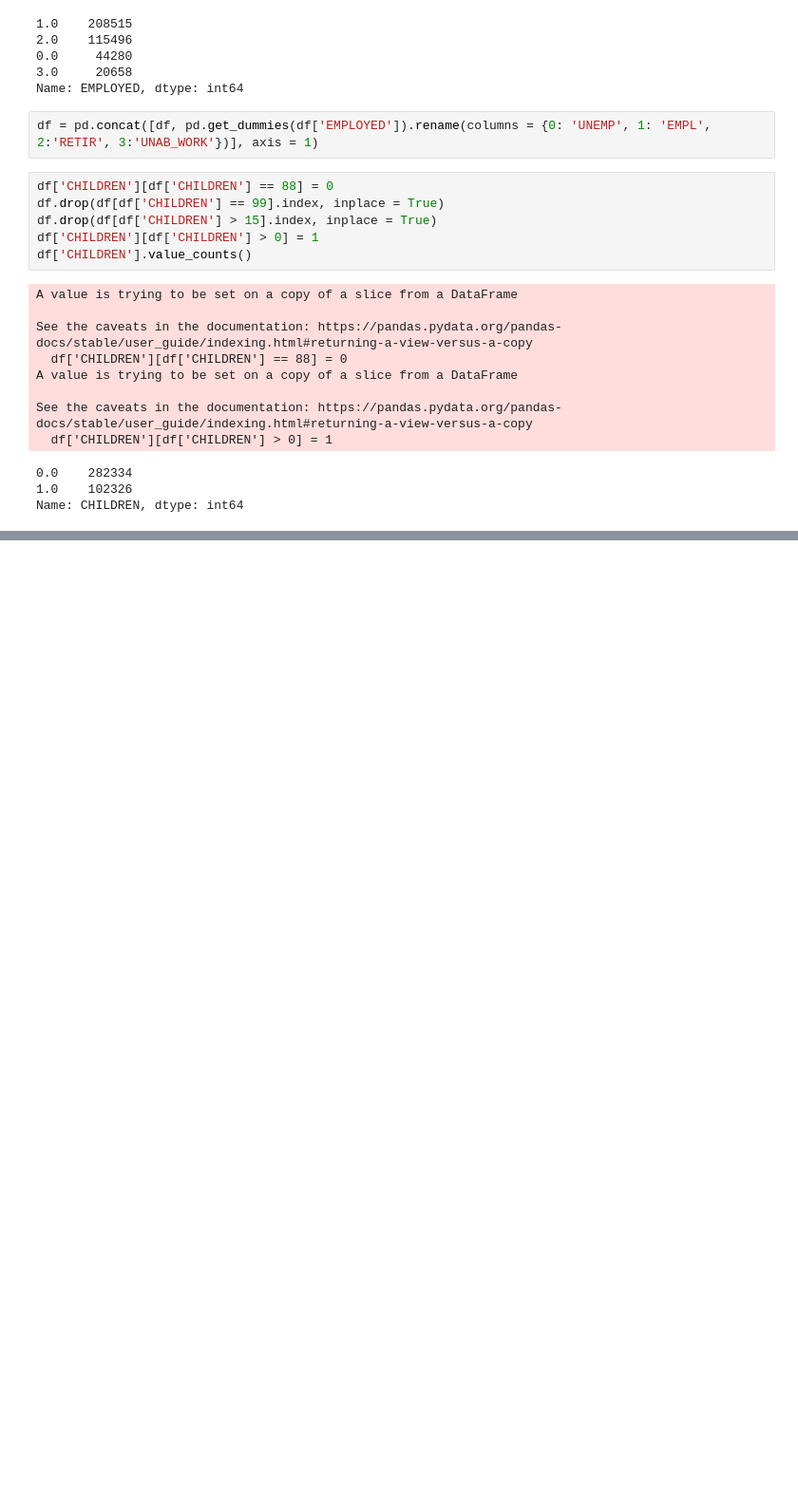
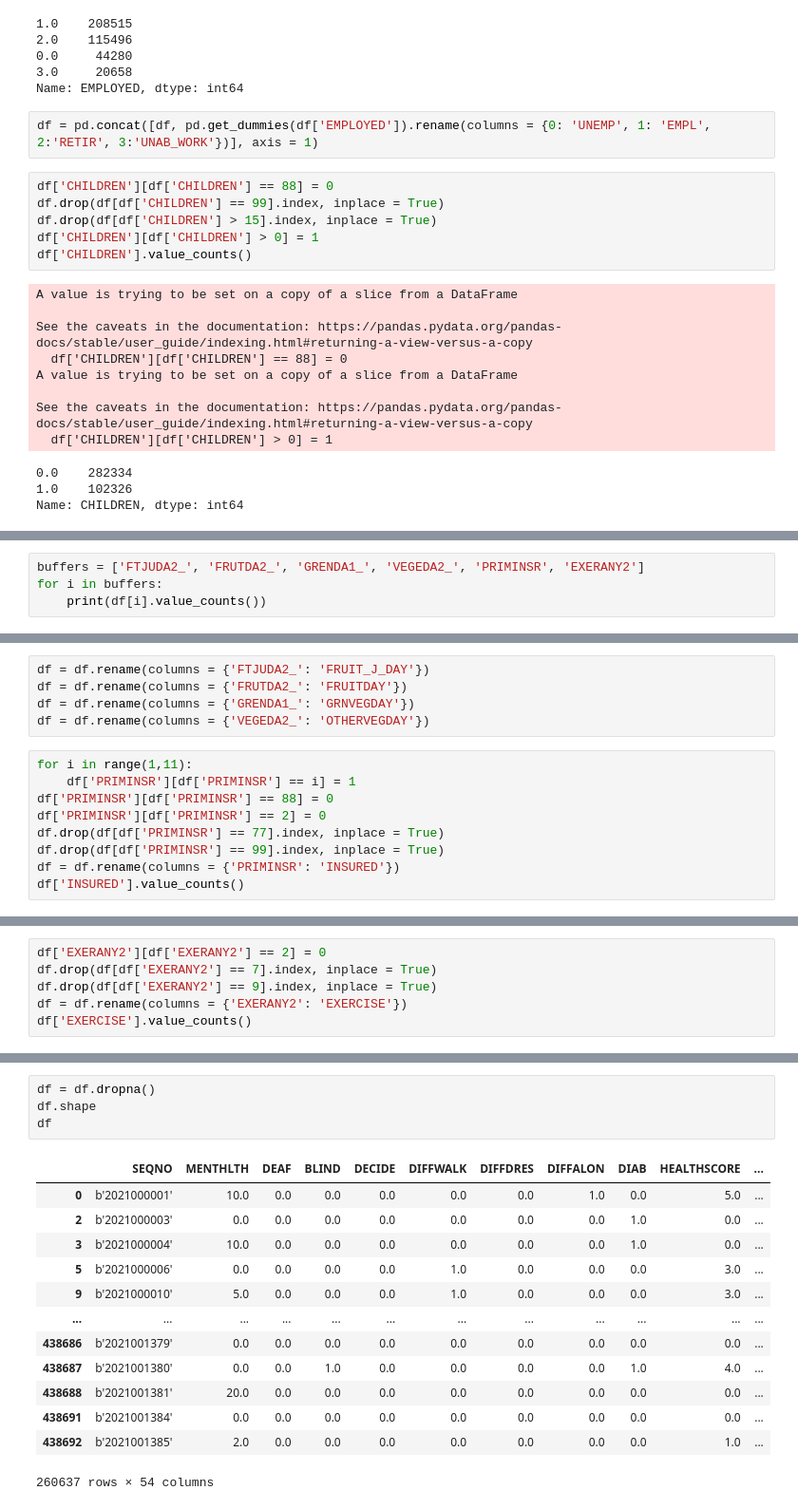
Before and after one commit to beauleblond/baddays, a Jupyter notebook: BRFSS_cleaning.ipynb, the cells around one changed output, grey strips where cells are left out. Shown: that part at 95% size. Cells and saved outputs as stored; diff of their text form; blank space fills up the shorter version.

```diff
--- a/BRFSS_cleaning.ipynb
+++ b/BRFSS_cleaning.ipynb
@@ -561,0 +667,4 @@ Name: _AGEG5YR, dtype: int64
+# %%
+buffers = ['FTJUDA2_', 'FRUTDA2_', 'GRENDA1_', 'VEGEDA2_', 'PRIMINSR', 'EXERANY2']
+for i in buffers:
+    print(df[i].value_counts())
@@ -561,0 +689,14 @@ Name: _AGEG5YR, dtype: int64
+# %%
+df = df.rename(columns = {'FTJUDA2_': 'FRUIT_J_DAY'})
+df = df.rename(columns = {'FRUTDA2_': 'FRUITDAY'})
+df = df.rename(columns = {'GRENDA1_': 'GRNVEGDAY'})
+df = df.rename(columns = {'VEGEDA2_': 'OTHERVEGDAY'})
+# %%
+for i in range(1,11):
+    df['PRIMINSR'][df['PRIMINSR'] == i] = 1
+df['PRIMINSR'][df['PRIMINSR'] == 88] = 0
+df['PRIMINSR'][df['PRIMINSR'] == 2] = 0
+df.drop(df[df['PRIMINSR'] == 77].index, inplace = True)
+df.drop(df[df['PRIMINSR'] == 99].index, inplace = True)
+df = df.rename(columns = {'PRIMINSR': 'INSURED'})
+df['INSURED'].value_counts()
@@ -561,0 +724,6 @@ Name: _AGEG5YR, dtype: int64
+# %%
+df['EXERANY2'][df['EXERANY2'] == 2] = 0
+df.drop(df[df['EXERANY2'] == 7].index, inplace = True)
+df.drop(df[df['EXERANY2'] == 9].index, inplace = True)
+df = df.rename(columns = {'EXERANY2': 'EXERCISE'})
+df['EXERCISE'].value_counts()
@@ -561,0 +738,18 @@ Name: _AGEG5YR, dtype: int64
+# %%
+df = df.dropna()
+df.shape
+df
+# %% [output]
+|  | SEQNO | MENTHLTH | DEAF | BLIND | DECIDE | DIFFWALK | DIFFDRES | DIFFALON | DIAB | HEALTHSCORE | ... |
+| 0 | b'2021000001' | 10.0 | 0.0 | 0.0 | 0.0 | 0.0 | 0.0 | 1.0 | 0.0 | 5.0 | ... |
+| 2 | b'2021000003' | 0.0 | 0.0 | 0.0 | 0.0 | 0.0 | 0.0 | 0.0 | 1.0 | 0.0 | ... |
+| 3 | b'2021000004' | 10.0 | 0.0 | 0.0 | 0.0 | 0.0 | 0.0 | 0.0 | 1.0 | 0.0 | ... |
+| 5 | b'2021000006' | 0.0 | 0.0 | 0.0 | 0.0 | 1.0 | 0.0 | 0.0 | 0.0 | 3.0 | ... |
+| 9 | b'2021000010' | 5.0 | 0.0 | 0.0 | 0.0 | 1.0 | 0.0 | 0.0 | 0.0 | 3.0 | ... |
+| ... | ... | ... | ... | ... | ... | ... | ... | ... | ... | ... | ... |
+| 438686 | b'2021001379' | 0.0 | 0.0 | 0.0 | 0.0 | 0.0 | 0.0 | 0.0 | 0.0 | 0.0 | ... |
+| 438687 | b'2021001380' | 0.0 | 0.0 | 1.0 | 0.0 | 0.0 | 0.0 | 0.0 | 1.0 | 4.0 | ... |
+| 438688 | b'2021001381' | 20.0 | 0.0 | 0.0 | 0.0 | 0.0 | 0.0 | 0.0 | 0.0 | 0.0 | ... |
+| 438691 | b'2021001384' | 0.0 | 0.0 | 0.0 | 0.0 | 0.0 | 0.0 | 0.0 | 0.0 | 0.0 | ... |
+| 438692 | b'2021001385' | 2.0 | 0.0 | 0.0 | 0.0 | 0.0 | 0.0 | 0.0 | 0.0 | 1.0 | ... |
+260637 rows × 54 columns
```
Also changed, not shown: parts of 35 cells of this notebook.
